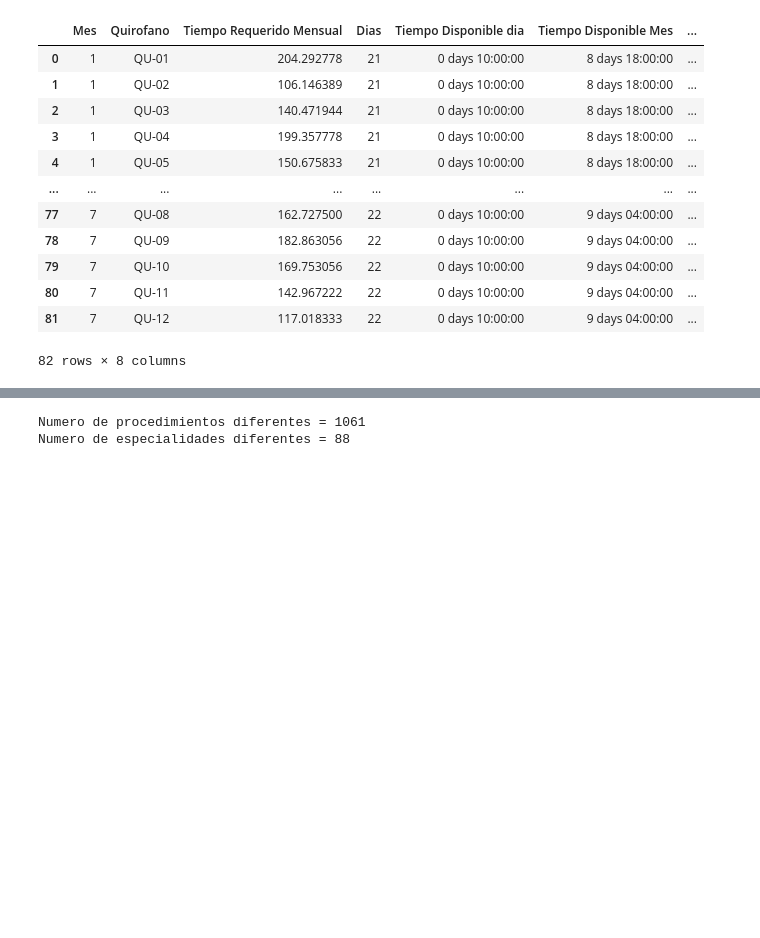
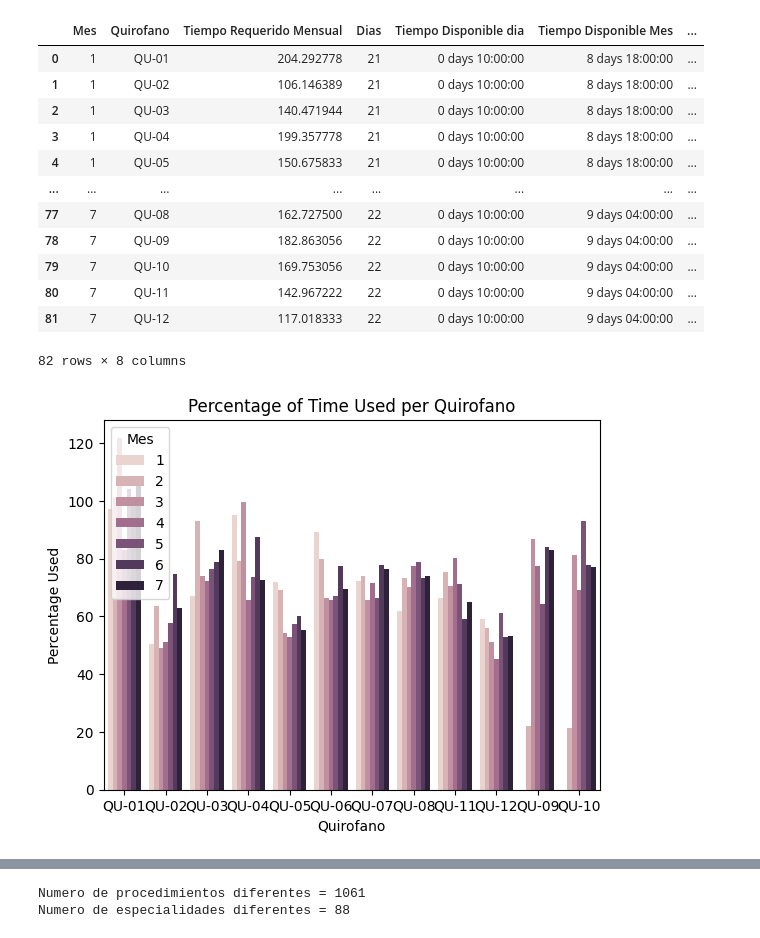
Before and after one commit to DavidD95/Clase_ADA_2024, a Jupyter notebook: Proyecto_ClaseEDA copy.ipynb, the cells around one changed output, grey strips where cells are left out. Cells and saved outputs as stored; diff of their text form; code cells hidden in the pictures; blank space fills up the shorter version.

```diff
--- a/Proyecto_ClaseEDA copy.ipynb
+++ b/Proyecto_ClaseEDA copy.ipynb
@@ -502,3 +502,16 @@ df3
 | 80 | 7 | QU-11 | 142.967222 | 22 | 0 days 10:00:00 | 9 days 04:00:00 | ... |
 | 81 | 7 | QU-12 | 117.018333 | 22 | 0 days 10:00:00 | 9 days 04:00:00 | ... |
 82 rows × 8 columns
+# %%
+# Create a bar plot of the percentage of time used per Quirofano
+sns.barplot(data=df3, x='Quirofano', y='Porcentaje Utilizado', hue='Mes')
+
+# Set the labels and title
+plt.xlabel('Quirofano')
+plt.ylabel('Percentage Used')
+plt.title('Percentage of Time Used per Quirofano')
+
+# Show the plot
+plt.show()
+# %% [output]
+[figure, added]
```
Also changed, not shown: parts of 1 cell of this notebook.
